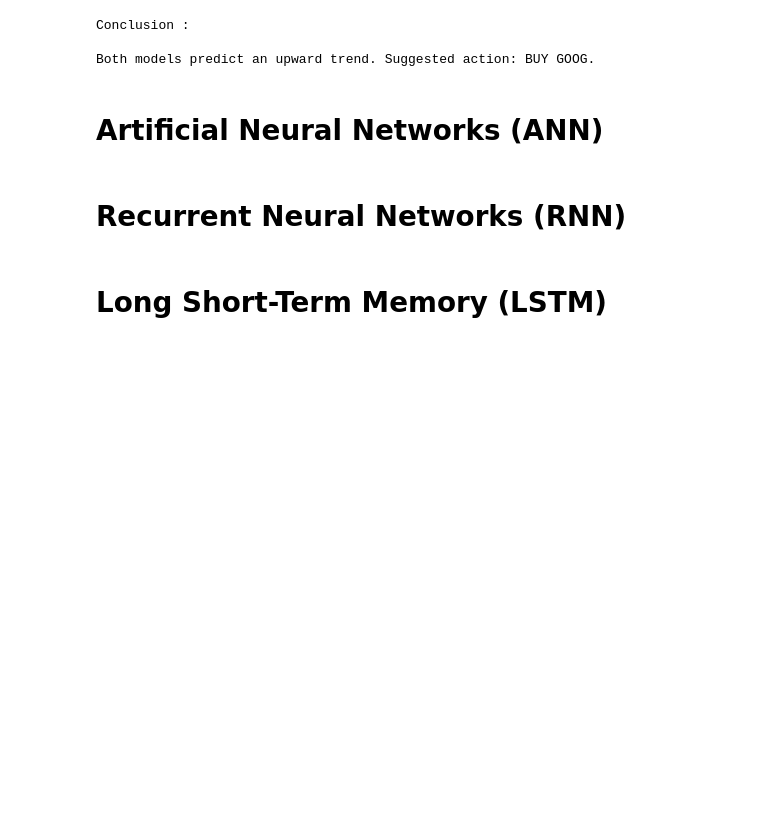
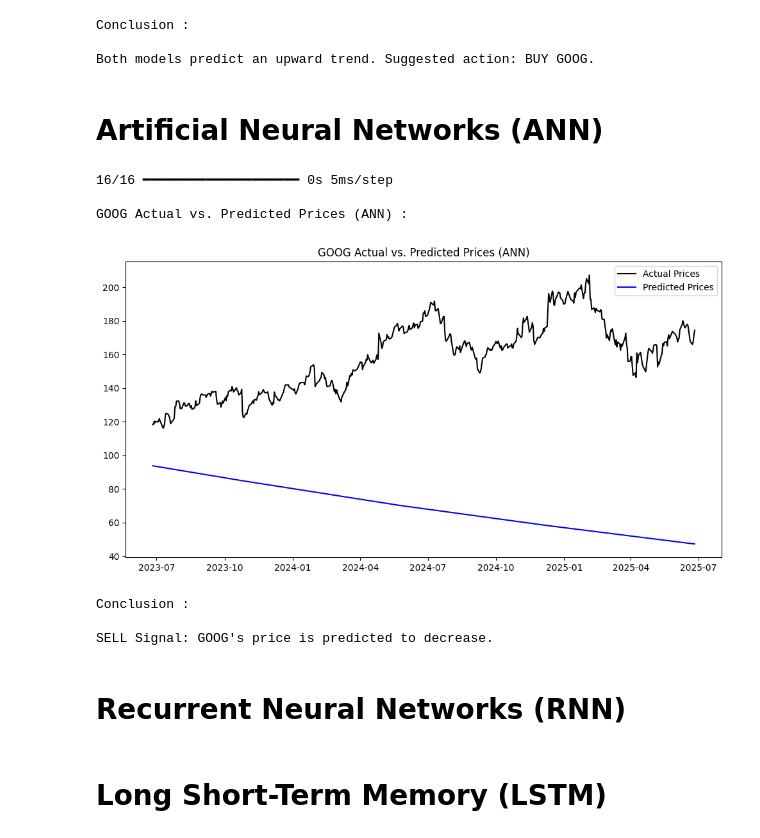
Before and after one commit to Hello-Kitty-1311/Stock-Analysis-V1, a Jupyter notebook: code.ipynb, the cells around one changed output. Drawn from its saved outputs; the diff is of its cells as text; code cells hidden in the pictures; blank space fills up the shorter version.

```diff
--- a/code.ipynb
+++ b/code.ipynb
@@ -691,3 +689,59 @@ Both models predict an upward trend. Suggested action: BUY GOOG.
+# %%
+# Fetch 10 years of data
+history = ticker.history(period="10y")
+history['Date'] = history.index
+history['Ordinal Date'] = history['Date'].map(pd.Timestamp.toordinal)
+features = ['Ordinal Date']
+X = history[features].values
+Y = history['Close'].values
+
+scaler = MinMaxScaler()
+X_scaled = scaler.fit_transform(X)
+Y_scaled = scaler.fit_transform(Y.reshape(-1, 1))
+
+X_train, X_test, Y_train, Y_test = train_test_split(X_scaled, Y_scaled, test_size=0.2, shuffle=False)
+
+# Define ANN Model
+model = keras.Sequential([
+    keras.layers.Dense(64, activation='relu', input_shape=(X_train.shape[1],)),
+    keras.layers.Dense(64, activation='relu'),
+    keras.layers.Dense(1)
+])
+
+model.compile(optimizer='adam', loss='mse')
+model.fit(X_train, Y_train, epochs=100, batch_size=16, verbose=0)
+
+# Predictions
+Y_pred = model.predict(X_test)
+Y_pred_rescaled = scaler.inverse_transform(Y_pred)
+Y_test_rescaled = scaler.inverse_transform(Y_test)
+
+# Plot Actual vs. Predicted Prices
+print(f"\n{stock_ticker} Actual vs. Predicted Prices (ANN) :\n")
+plt.figure(figsize=(12,6))
+plt.plot(history.index[-len(Y_test):], Y_test_rescaled, label='Actual Prices', color='black')
+plt.plot(history.index[-len(Y_pred):], Y_pred_rescaled, label='Predicted Prices', color='blue')
+plt.title(f"{stock_ticker} Actual vs. Predicted Prices (ANN)")
+plt.legend()
+plt.show()
+
+# Buy/Sell Conclusion
+print("\nConclusion :\n")
+if Y_pred_rescaled[-1] > Y_test_rescaled[-1]:
+    print(f"BUY Signal: {stock_ticker}'s price is predicted to increase.")
+    ann_model = "Buy"
+
+else:
+    print(f"SELL Signal: {stock_ticker}'s price is predicted to decrease.")
+    ann_model = "Sell"
+# %% [output]
+16/16 ━━━━━━━━━━━━━━━━━━━━ 0s 5ms/step
+
+GOOG Actual vs. Predicted Prices (ANN) :
+[figure, added]
+Conclusion :
+
+SELL Signal: GOOG's price is predicted to decrease.
 # %% [markdown]
 # Recurrent Neural Networks (RNN)
 # %%
```
Also changed, not shown: parts of 1 cell of this notebook.
